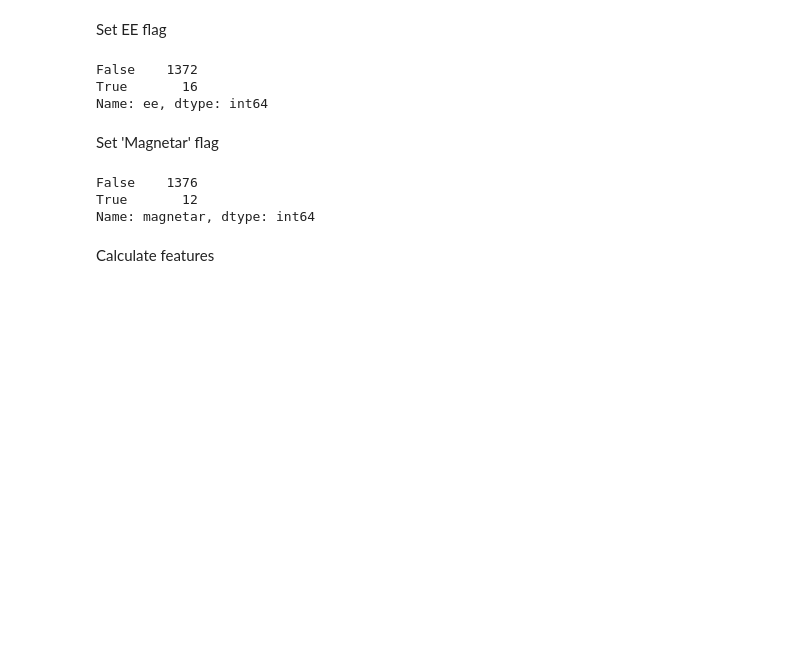
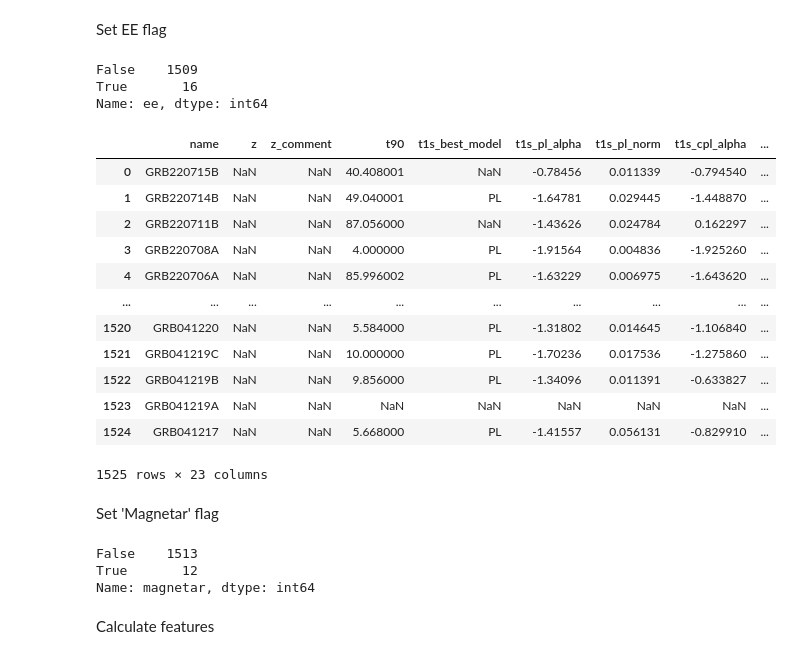
Before and after one commit to ayfm/GRB-Classification, a Jupyter notebook: notebooks/data_preprocessing.ipynb, the cells around one changed output. Drawn from its saved outputs; the diff is of its cells as text; code cells hidden in the pictures; blank space fills up the shorter version.

Commit message:
Notebook updated
SWIFT dataset creation is updated. Luminosity and Hardness ratio are calculated in catalog creation notebook. Therefore, no need to repeat these calculations in this notebook.

```diff
--- a/notebooks/data_preprocessing.ipynb
+++ b/notebooks/data_preprocessing.ipynb
@@ -263,0 +223,7 @@ df_swift.sample(5)
+# %%
+# load fermi catalog
+path_cat_swift = os.path.join(env.DIR_CATALOGS, "swift_catalog.xlsx")
+df_swift = pd.read_excel(path_cat_swift)
+
+# show random rows
+df_swift.sample(5)
@@ -276,9 +250,25 @@ df_swift.loc[df_swift['name'].isin(swift_grbs_with_ee), "ee"] = True
 # how many SWIFT GRBs with EE?
 df_swift["ee"].value_counts()
 # %% [output]
-False    1372
+False    1509
 True       16
 Name: ee, dtype: int64
+# %%
+df_swift
+# %% [output]
+|  | name | z | z_comment | t90 | t1s_best_model | t1s_pl_alpha | t1s_pl_norm | t1s_cpl_alpha | ... |
+| 0 | GRB220715B | NaN | NaN | 40.408001 | NaN | -0.78456 | 0.011339 | -0.794540 | ... |
+| 1 | GRB220714B | NaN | NaN | 49.040001 | PL | -1.64781 | 0.029445 | -1.448870 | ... |
+| 2 | GRB220711B | NaN | NaN | 87.056000 | NaN | -1.43626 | 0.024784 | 0.162297 | ... |
+| 3 | GRB220708A | NaN | NaN | 4.000000 | PL | -1.91564 | 0.004836 | -1.925260 | ... |
+| 4 | GRB220706A | NaN | NaN | 85.996002 | PL | -1.63229 | 0.006975 | -1.643620 | ... |
+| ... | ... | ... | ... | ... | ... | ... | ... | ... | ... |
+| 1520 | GRB041220 | NaN | NaN | 5.584000 | PL | -1.31802 | 0.014645 | -1.106840 | ... |
+| 1521 | GRB041219C | NaN | NaN | 10.000000 | PL | -1.70236 | 0.017536 | -1.275860 | ... |
+| 1522 | GRB041219B | NaN | NaN | 9.856000 | PL | -1.34096 | 0.011391 | -0.633827 | ... |
+| 1523 | GRB041219A | NaN | NaN | NaN | NaN | NaN | NaN | NaN | ... |
+| 1524 | GRB041217 | NaN | NaN | 5.668000 | PL | -1.41557 | 0.056131 | -0.829910 | ... |
+1525 rows × 23 columns
 # %% [markdown]
 Set 'Magnetar' flag
 # %%
@@ -298,7 +288,7 @@ df_swift.loc[df_swift['name'].isin(magnetar_names), "magnetar"] = True
 # how many SWIFT GRBs with magnetar?
 df_swift["magnetar"].value_counts()
 # %% [output]
-False    1376
+False    1513
 True       12
 Name: magnetar, dtype: int64
 # %% [markdown]
```
Also changed, not shown: parts of 12 cells of this notebook.
